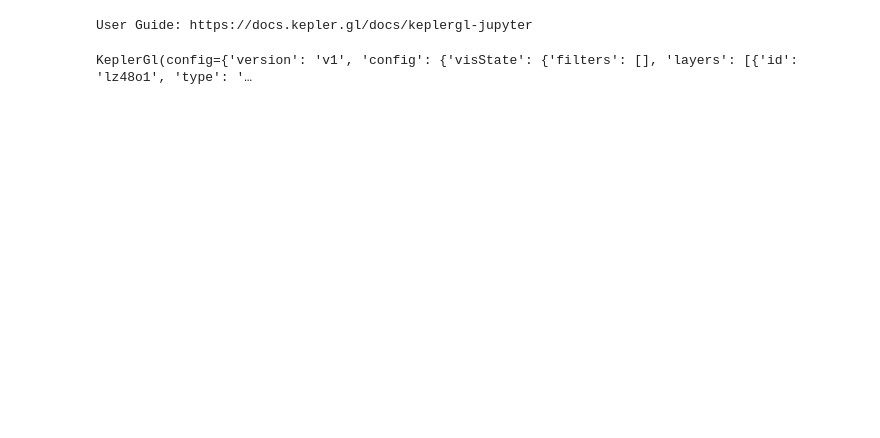
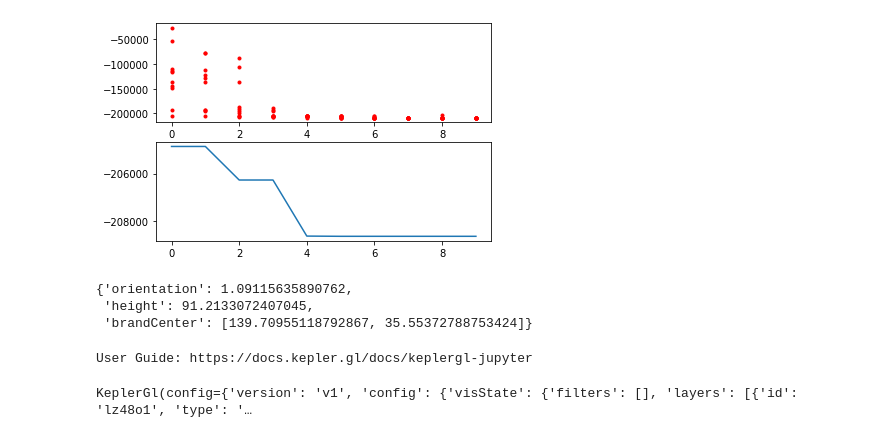
Before and after one commit to ni1o1/pybdshadow, a Jupyter notebook: src/test_vector.ipynb, the cells around one changed output. Saved outputs shown, nothing was run; the diff lists cells and outputs as text; code cells hidden in the pictures; blank space fills up the shorter version.

Commit message:
update ad_optimize

```diff
--- a/src/test_vector.ipynb
+++ b/src/test_vector.ipynb
@@ -49 +30,17 @@ visualArea,shadows = pybdshadow.ad_visualArea(ad_params,buildings)
+# %%
+#优化广告参数
+ad_params = pybdshadow.ad_optimize(bounds,
+                                   buildings,
+                                   height_range=[10,200],
+                                   printlog=True,
+                                   size_pop=10,
+                                   max_iter=10,
+                                   prob_mut=0.001,
+                                   precision=1e-7)
+ad_params
+# %% [output]
+[figure, added]
+{'orientation': 1.09115635890762,
+ 'height': 91.2133072407045,
+ 'brandCenter': [139.70955118792867, 35.55372788753424]}
 # %%
```
Also changed, not shown: parts of 14 cells of this notebook, 3 other files.
